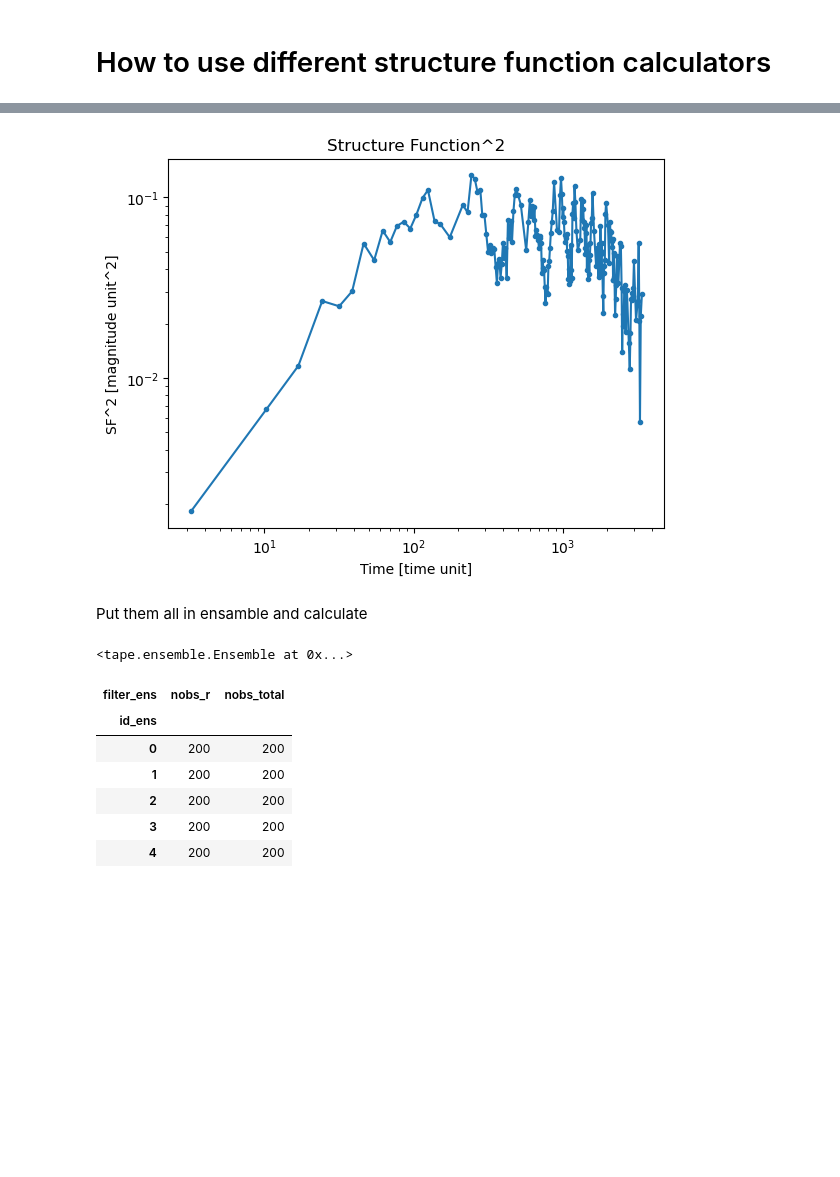
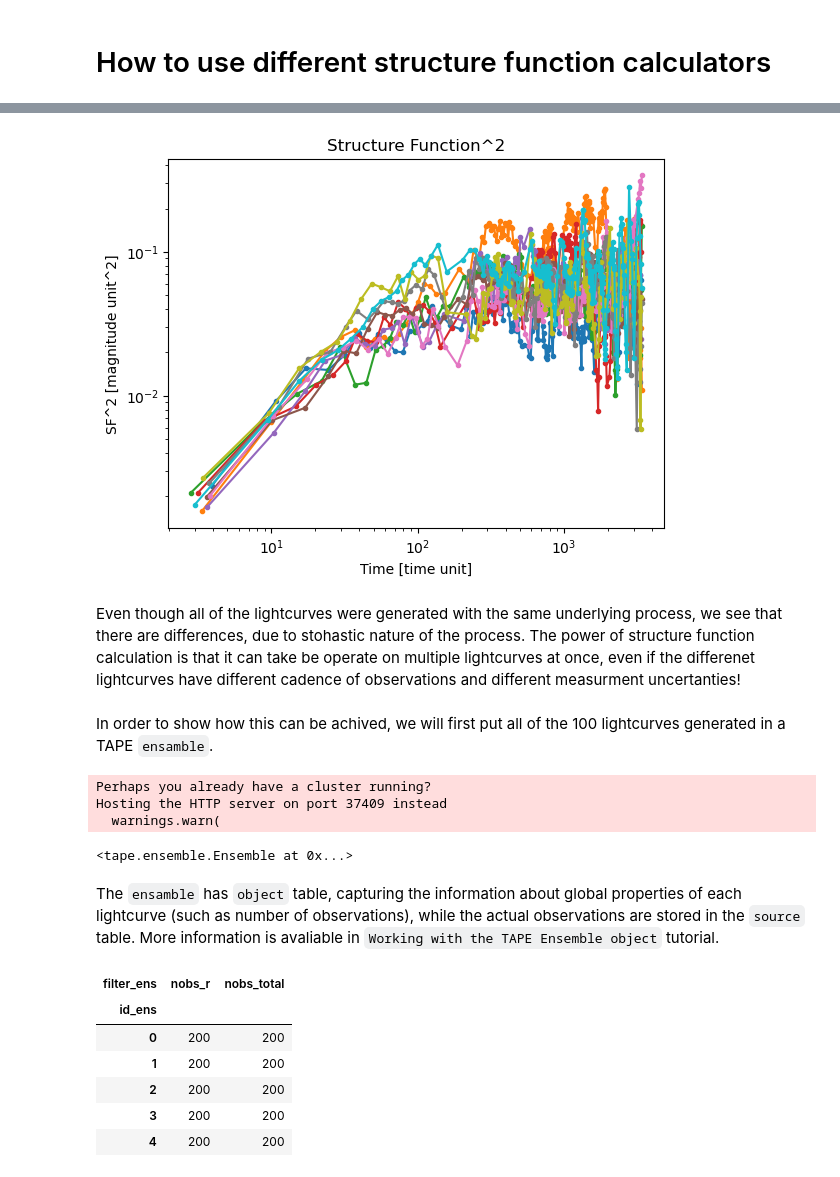
Before and after one commit to lincc-frameworks/tape, a Jupyter notebook: docs/tutorials/structure_function_showcase.ipynb, the cells around one changed output, grey strips where cells are left out. Cells and saved outputs as stored; diff of their text form; code cells hidden in the pictures; blank space fills up the shorter version.

```diff
--- a/docs/tutorials/structure_function_showcase.ipynb
+++ b/docs/tutorials/structure_function_showcase.ipynb
@@ -17,13 +25,14 @@ import matplotlib.pyplot as plt
 from eztao.carma import DRW_term
 from eztao.ts import gpSimRand
 
-# amp is RMS amplitude and tau is the decorrelation timescale
+# amp is RMS amplitude of the process and tau is the decorrelation timescale
 amp = 0.2
 tau = 100
 
 # Create the kernel
 DRW_kernel = DRW_term(np.log(amp), np.log(tau))
 
+# specify how many lightcurves and observational details
 num_light_curves = 100
 snr = 10
 duration_in_days = 365 * 10
@@ -38,15 +47,12 @@ t, y, err = gpSimRand(
     N=num_observations,
     nLC=num_light_curves)
 
-# pick 10 lightcurves at random and plot
+# pick 10 lightcurves at random and plot (with small offset for clarity)
+sel_10 = np.random.choice(len(t), size=10, replace=False)
 plt.figure(dpi=150, figsize=(10,5))
-for i, j in enumerate(np.random.choice(len(t), size=10, replace=False)):
+for i, j in enumerate(sel_10):
     plt.errorbar(t[j], y[j]+i*0.2, yerr=err[j], ls='', marker='.', ms=4, capsize=2)
 plt.xlabel('time [unit]')
 plt.ylabel('magnitude [unit]')
-
-# fig, ax = plt.subplots(10, 1, dpi=150, figsize=(8,3))
-#for i, j in enumerate(np.random.choice(len(t), size=10, replace=False)):
-#    ax[i].errorbar(t[j], y[j], err[j], fmt='.')
 # %% [output]
 Text(0, 0.5, 'magnitude [unit]')
@@ -58,19 +71,31 @@ No errors
 # %%
-res_basic = tape.analysis.calc_sf2(t[0], y[0], err[0])
+plt.figure()
+for i, j in enumerate(sel_10):
+    res_basic = tape.analysis.calc_sf2(t[j], y[j], err[j])
+    plt.plot(res_basic['dt'], res_basic['sf2'], marker='.',)
 
-plt.figure()
-plt.plot(res_basic['dt'], res_basic['sf2'], marker='.',)
 plt.yscale('log')
 plt.xscale('log')
 plt.title("Structure Function^2")
 plt.xlabel('Time [time unit]')
 plt.ylabel('SF^2 [magnitude unit^2]')
 plt.show()
 # %% [output]
-[figure, old version]
+[figure, new version]
-# %% [markdown]
-Put them all in ensamble and calculate
+# %% [markdown]
+Even though all of the lightcurves were generated with the same underlying process, we see that
+there are differences, due to stohastic nature of the process.
+The power of structure function calculation is that it can take be operate on
+multiple lightcurves at once, even if the differenet lightcurves have different cadence of observations
+and different measurment uncertanties!
+# %% [markdown]
+In order to show how this can be achived, we will first put all of the 100 lightcurves generated
+in a TAPE `ensamble`.
 # %%
+# First we create all the columns that we will want to fill
+# In addition to time, measurment and errors, this includes
+# id for each lightcurve and information about filter used
+# Fur purpose of this tutorial let's assume we are observing in `r` filter
 id_ens, t_ens, y_ens, yerr_ens, filter_ens\
     = np.array([]), np.array([]), np.array([]), np.array([]), np.array([])
 
@@ -81,29 +106,29 @@ for j in range(num_light_curves):
     yerr_ens = np.append(yerr_ens, err[j])
     filter_ens = np.append(filter_ens, np.full(num_observations, 'r'))
 
-"""
-data_dict = dict(
-    lc_id = np.repeat(np.arange(1,101, dtype=int), repeats=200),
-    band = np.hstack(np.full(np.shape(t), 'r')),
-    time=np.hstack(t),
-    flux=np.hstack(y),
-    err=np.hstack(err)
-)
-"""
+# This line makes sure that ids are integers
 id_ens = id_ens.astype(int)
-# columns assigned manually
+
+# Create ColumnMapper object that will tell ensamble
+# meaning of each column
 manual_colmap = ColumnMapper().assign(
     id_col="id_ens", time_col="t_ens", flux_col="y_ens",
     err_col="yerr_ens", band_col="filter_ens"
 )
 
 ens = Ensemble()
-# ens.from_source_dict(source_dict=data_dict, column_mapper=manual_colmap)
 ens.from_source_dict({'id_ens': id_ens, "t_ens": t_ens, 'y_ens': y_ens,
                       'yerr_ens': yerr_ens, 'filter_ens': filter_ens},
                         column_mapper=manual_colmap)
 # %% [output]
-<tape.ensemble.Ensemble at 0x...>
+Perhaps you already have a cluster running?
+Hosting the HTTP server on port 37409 instead
+  warnings.warn(
+<tape.ensemble.Ensemble at 0x...>
+# %% [markdown]
+The `ensamble` has `object` table, capturing the information about global properties of each
+lightcurve (such as number of observations), while the actual observations are stored in the `source` table.
+More information is avaliable in `Working with the TAPE Ensemble object` tutorial.
 # %%
 ens.head("object", 5)
 # %% [output]
```
Also changed, not shown: parts of 25 cells of this notebook.
